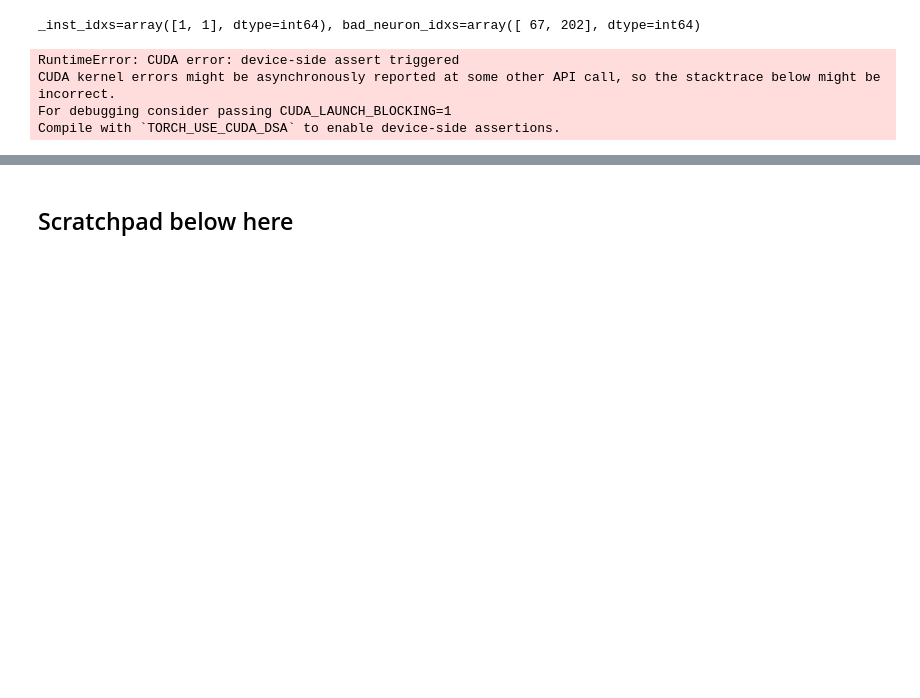
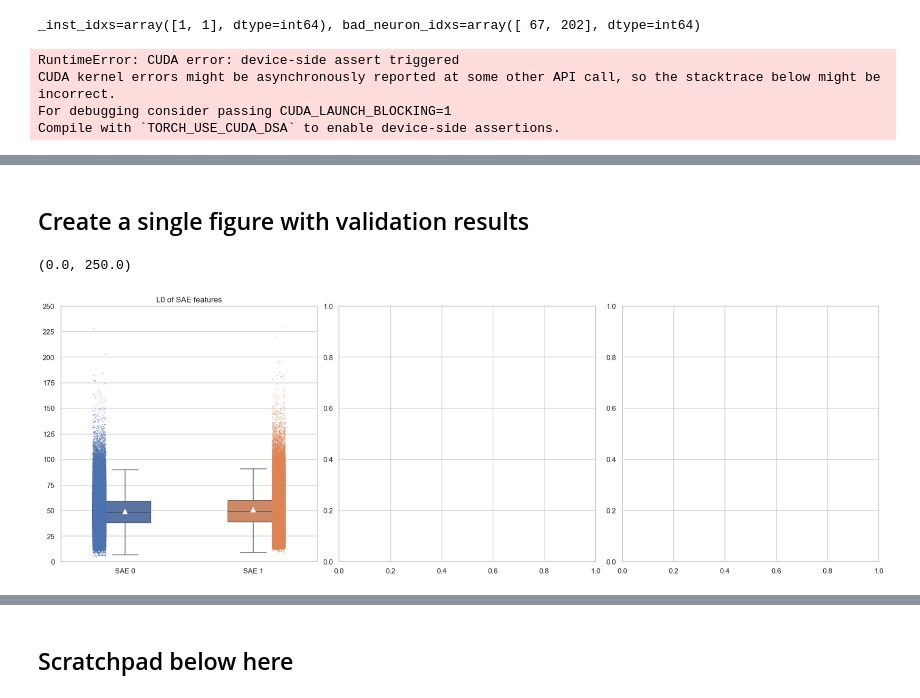
Before and after one commit to jkbhagatio/mini, a Jupyter notebook: notebooks/mini.ipynb, the cells around one changed output, grey strips where cells are left out. Cells and saved outputs as stored; diff of their text form; code cells hidden in the pictures; blank space fills up the shorter version.

```diff
--- a/notebooks/mini.ipynb
+++ b/notebooks/mini.ipynb
@@ -963,0 +997,15 @@ NameError: name 'cos_sim' is not defined
+# %% [markdown]
+## Create a single figure with validation results
+# %%
+def vec_r2(y_pred: Float[Tensor, "n inst feat"], y_true: Float[Tensor, "n feat"]) -> (
+    Float[Tensor, "n"]
+):
+    """Calculates vectorized R² scores for each example in a batch."""
+    # Calculate SST
+    y_true_mean = reduce(y_true, "n feat -> n", "mean")
+    ss_tot = reduce((y_true - y_true_mean.unsqueeze(-1)) ** 2, "n feat -> n", "sum")
+    # Calculate SSR
+    y_true = repeat(y_true, "n feat -> n inst feat", inst=y_pred.shape[1])  # match to broadcast
+    ss_res = reduce((y_true - y_pred) ** 2, "n inst feat -> n inst", "sum")
+
+    return 1 - (ss_res / ss_tot.unsqueeze(-1))
@@ -963,0 +1073,32 @@ NameError: name 'cos_sim' is not defined
+# %%
+"""L0 boxplot."""
+
+fig, (ax_l0, ax_r2, ax_cos) = plt.subplots(1, 3, figsize=(18, 6), constrained_layout=True)
+sns.set(style="whitegrid")
+
+l0_data = [asnumpy(l0[:, i]) for i in range(n_inst)]
+sns.boxplot(
+    data=l0_data,
+    width=0.4,
+    showfliers=False,
+    showmeans=True,
+    meanprops={"markersize": "7", "markerfacecolor": "white", "markeredgecolor": "white"},
+    ax=ax_l0,
+)
+sns.stripplot(
+    data=l0_data,
+    size=2,
+    alpha=0.4,
+    jitter=True,
+    dodge=True,
+    ax=ax_l0,
+)
+ax_l0.set_xlabel("")
+ax_l0.set_ylabel("")
+ax_l0.set_title("L0 of SAE features")
+ax_l0.set_xticklabels([f"SAE {i}" for i in range(n_inst)])
+ax_l0.set_yticks(np.arange(0, l0.max().item() + 1, sae.cfg.topk // 2))
+ax_l0.set_ylim(0, 250)
+# %% [output]
+(0.0, 250.0)
+[figure, added]
```
Also changed, not shown: parts of 13 cells of this notebook, 7 other files.
